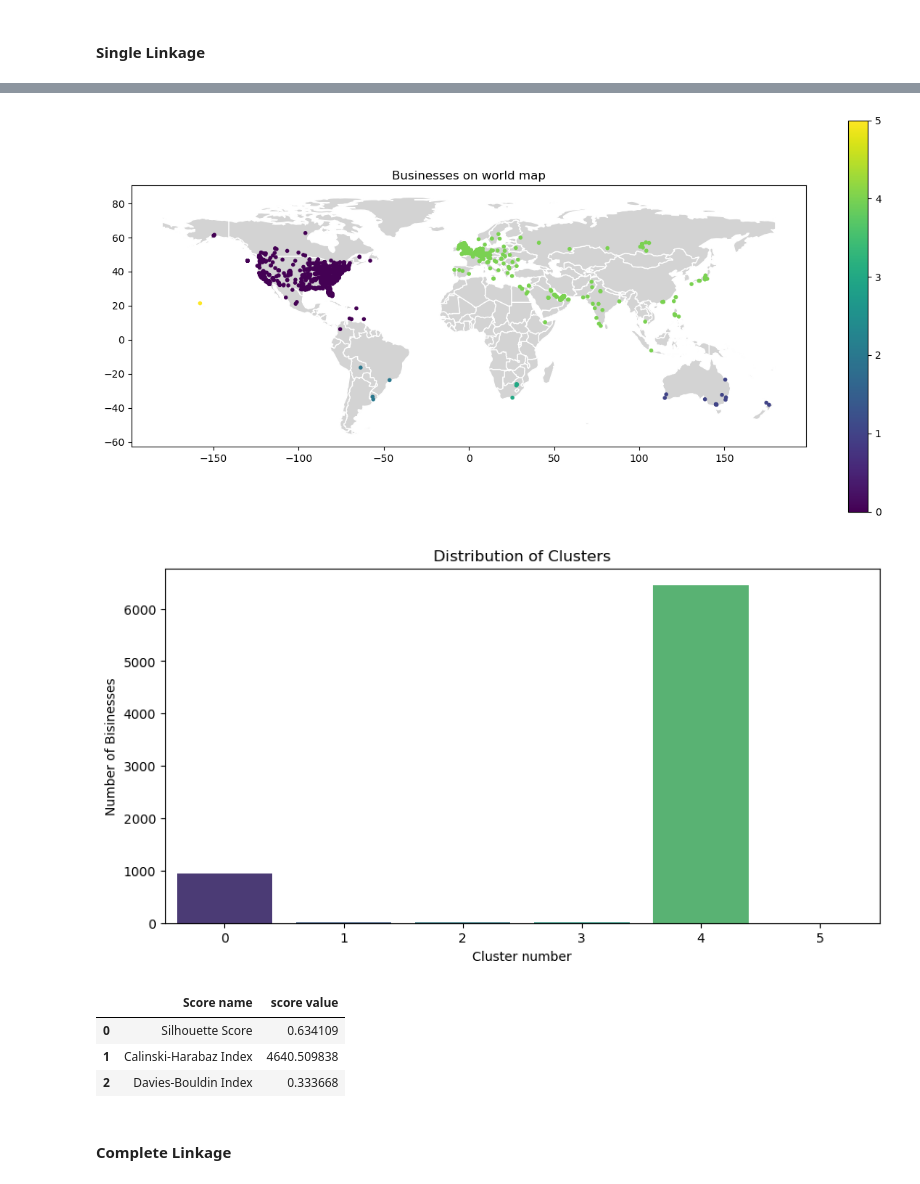
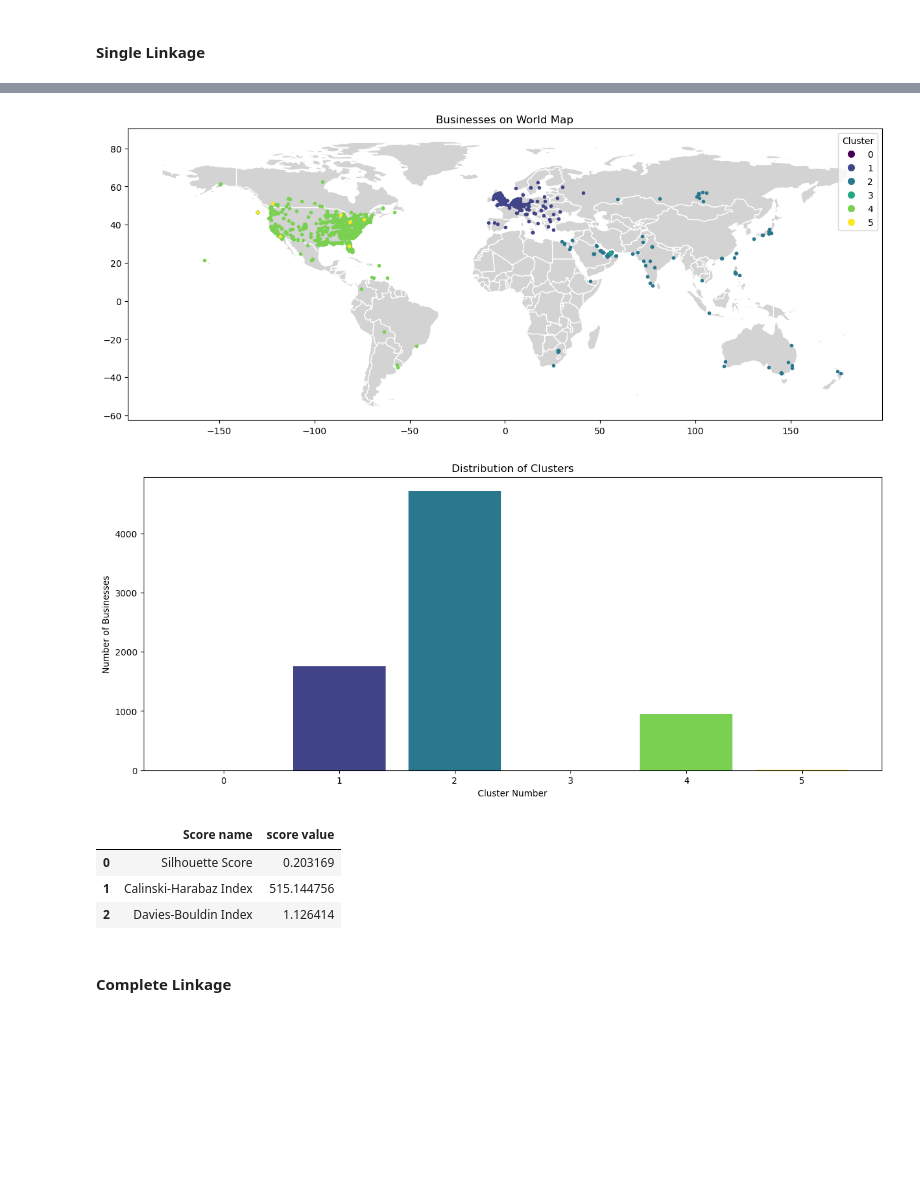
Before and after one commit to kwiatkowskaa/Location_Intelligence_Data_Clustering, a Jupyter notebook: Modelling.ipynb, the cells around one changed output, grey strips where cells are left out. Drawn from its saved outputs; the diff is of its cells as text; code cells hidden in the pictures; blank space fills up the shorter version.

Commit message:
model with PCA

```diff
--- a/Modelling.ipynb
+++ b/Modelling.ipynb
@@ -127,8 +145,12 @@ def calculateScores(data, labels):
+# %%
+pca = PCA(n_components=7)
+pca.fit(X_train)
+X_train_pca = pca.transform(X_train)
 # %% [markdown]
 #### KMeans
 # %%
 kmeans = KMeans(n_clusters=5, random_state=42)
-kmeans.fit(X_train)
-labels = kmeans.predict(X_train)
+kmeans.fit(X_train_pca)
+labels = kmeans.predict(X_train_pca)
 # %%
 category_colors = createColorMap(labels)
@@ -143,6 +170,6 @@ calculateScores(X_train, labels)
 #### KMedoids
 # %%
 medoids_model = KMedoids(n_clusters=5, random_state=0)
-medoids_model.fit(X_train)
-labels = medoids_model.predict(X_train)
+medoids_model.fit(X_train_pca)
+labels = medoids_model.predict(X_train_pca)
 # %%
@@ -176,19 +204,20 @@ Z = linkageGraph(X_train, 'single')
 # %%
-model = AgglomerativeClustering(n_clusters=None, linkage='single', distance_threshold=25)
-labels = model.fit_predict(X_train)
+model = AgglomerativeClustering(n_clusters=None, linkage='single', distance_threshold=1.1)
+labels = model.fit_predict(X_train_pca)
 # %%
-drawMap(X_train, labels)
-CountClasters(labels)
+category_colors = createColorMap(labels)
+drawMap(X_train_pca, labels, category_colors)
+CountClusters(labels, category_colors)
 # %% [output]
-[figure, old version]
+[figure, new version]
-[figure, old version]
+[figure, new version]
 # %%
-calculateScores(X_train, labels)
+calculateScores(X_train_pca, labels)
 # %% [output]
 |  | Score name | score value |
-| 0 | Silhouette Score | 0.634109 |
-| 1 | Calinski-Harabaz Index | 4640.509838 |
-| 2 | Davies-Bouldin Index | 0.333668 |
+| 0 | Silhouette Score | 0.203169 |
+| 1 | Calinski-Harabaz Index | 515.144756 |
+| 2 | Davies-Bouldin Index | 1.126414 |
 # %% [markdown]
 #### Complete Linkage
 # %%
```
Also changed, not shown: parts of 21 cells of this notebook.
